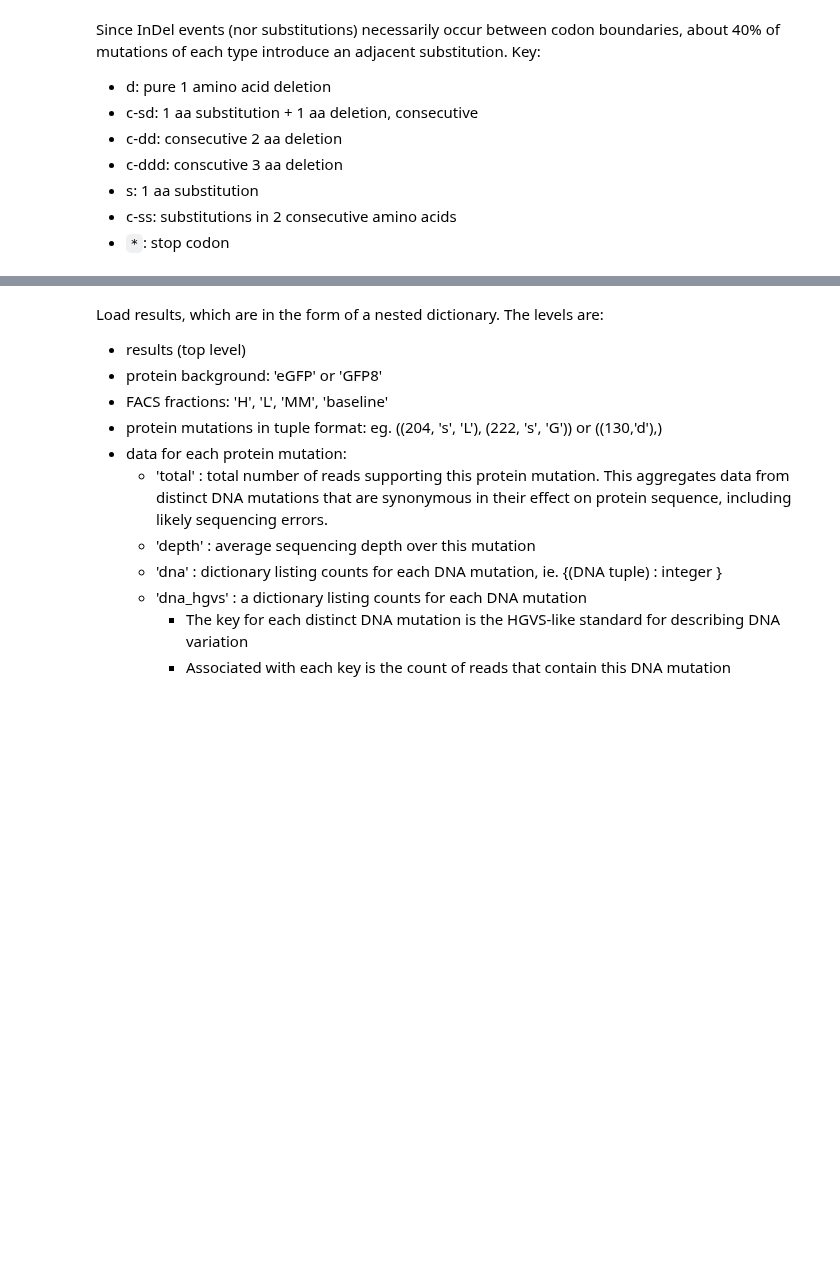
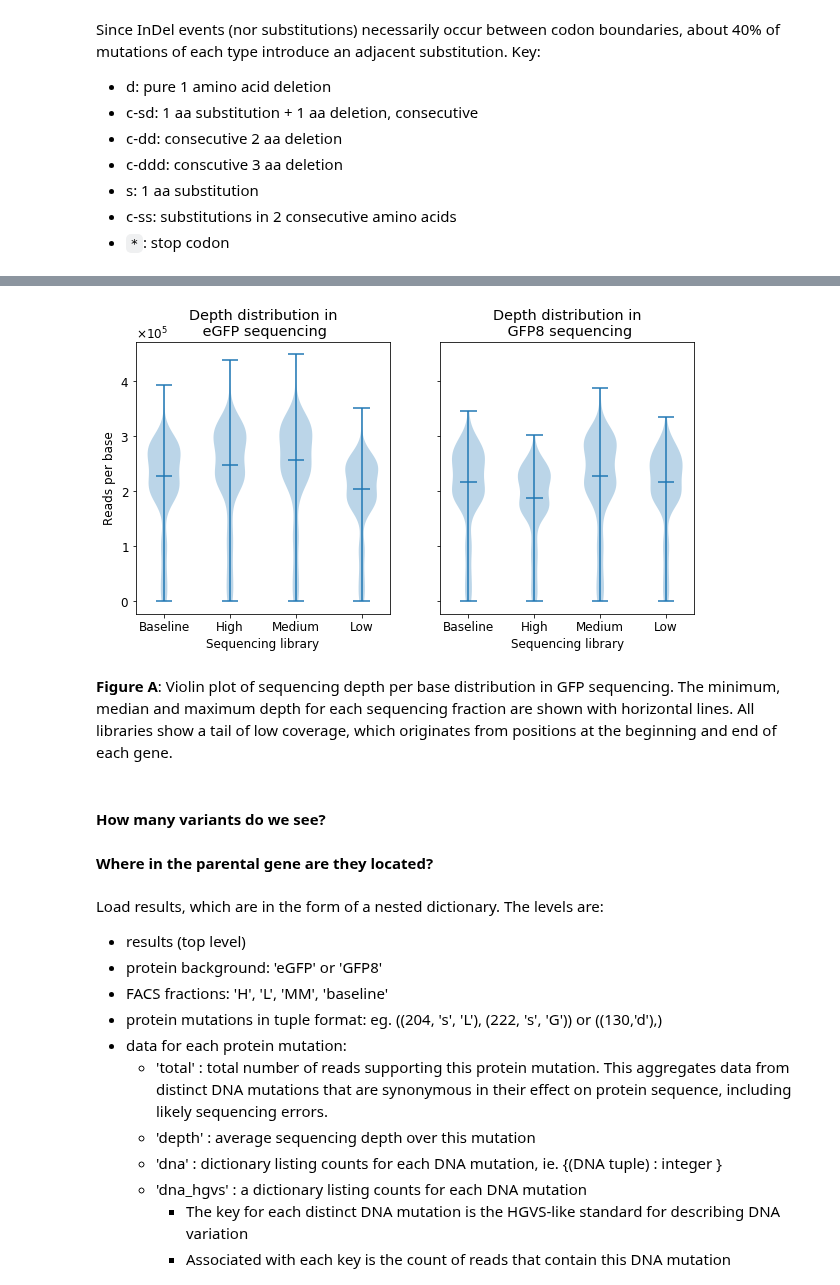
Before and after one commit to MayaPetek/InDelScanner, a Jupyter notebook: Results_GFP_deletions/GFP_deletions.ipynb, the cells around one changed output, grey strips where cells are left out. Drawn from its saved outputs; the diff is of its cells as text; code cells hidden in the pictures; blank space fills up the shorter version.

Commit message:
Generate violin plots for depth in GFP

```diff
--- a/Results_GFP_deletions/GFP_deletions.ipynb
+++ b/Results_GFP_deletions/GFP_deletions.ipynb
@@ -198,0 +200,4 @@ The `baseline` fractions give us starting information on the number of variants,
+# %%
+depth_e = pd.read_csv('depth_eGFP.csv')
+depth_8 = pd.read_csv('depth_GFP8.csv')
+depth_e.describe()
@@ -199,3 +214,30 @@ The `baseline` fractions give us starting information on the number of variants,
+# %%
+plt.rcParams.update({'font.size': 12})
+
+fig1, (ax1, ax2)  = plt.subplots(1, 2, sharey=True, figsize=(10,5))
+
+ax1.set_title('Depth distribution in\n eGFP sequencing')
+ax1.violinplot(dataset = [depth_e['N'], depth_e['H'], depth_e['M'], depth_e['L']], showmedians=True)
+
+ax2.set_title('Depth distribution in\n GFP8 sequencing')
+ax2.violinplot(dataset = [depth_8['N'], depth_8['H'], depth_8['M'], depth_8['L']], showmedians=True)
+
+for ax in (ax1, ax2):
+    ax.xaxis.set_major_locator(plt.MultipleLocator(1))
+    ax.set_xticklabels(['','Baseline', 'High', 'Medium', 'Low'])
+    ax.set_xlabel('Sequencing library')
+    ax.ticklabel_format(axis='y', style='sci', scilimits=(0,1), useMathText=True)
+
+ax1.set_ylabel('Reads per base')
+
+plt.show()
+# %% [output]
+[figure, added]
+# %% [markdown]
+**Figure A**: Violin plot of sequencing depth per base distribution in GFP sequencing. The minimum, median and maximum depth for each sequencing fraction are shown with horizontal lines. All libraries show a tail of low coverage, which originates from positions at the beginning and end of each gene.
+# %% [markdown]
+#### How many variants do we see?
+#### Where in the parental gene are they located?
 # %% [markdown]
 Load results, which are in the form of a nested dictionary. The levels are:
 - results (top level)
```
Also changed, not shown: parts of 2 cells of this notebook.
